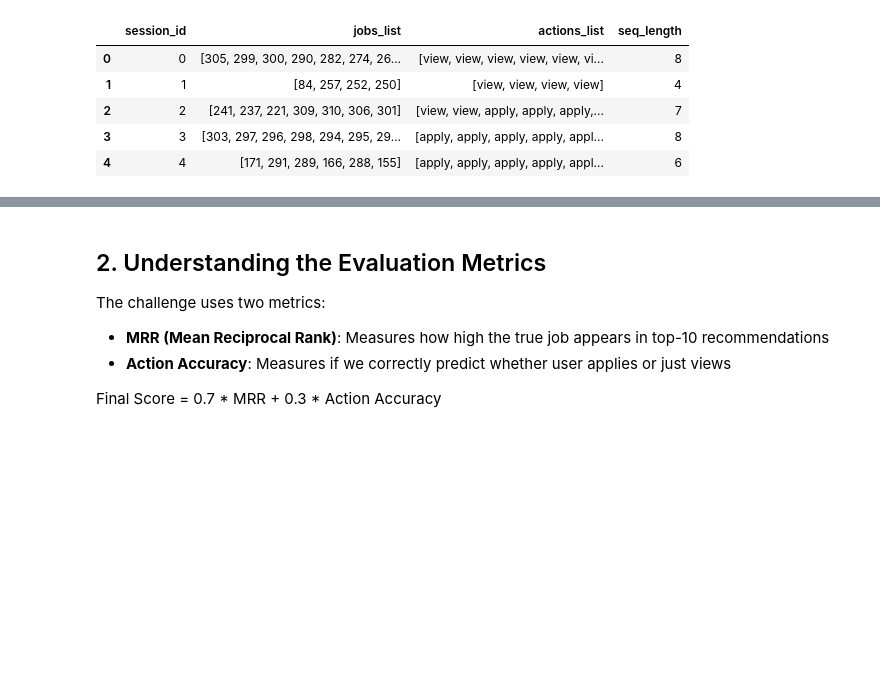
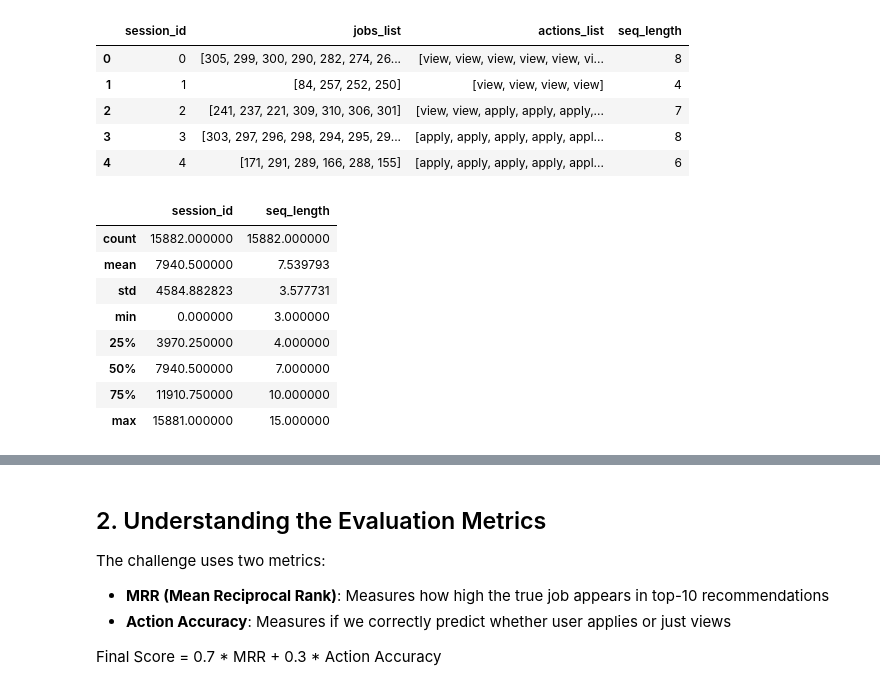
Before and after one commit to alecacerestel/Competition_G12_AML, a Jupyter notebook: notebooks/03_Baseline_Models.ipynb, the cells around one changed output, grey strips where cells are left out. Drawn from its saved outputs; the diff is of its cells as text; code cells hidden in the pictures; blank space fills up the shorter version.

```diff
--- a/notebooks/03_Baseline_Models.ipynb
+++ b/notebooks/03_Baseline_Models.ipynb
@@ -67,3 +70,15 @@ Sample prepared data:
 | 2 | 2 | [241, 237, 221, 309, 310, 306, 301] | [view, view, apply, apply, apply,... | 7 |
 | 3 | 3 | [303, 297, 296, 298, 294, 295, 29... | [apply, apply, apply, apply, appl... | 8 |
 | 4 | 4 | [171, 291, 289, 166, 288, 155] | [apply, apply, apply, apply, appl... | 6 |
+# %%
+x_train_prepared.describe()
+# %% [output]
+|  | session_id | seq_length |
+| count | 15882.000000 | 15882.000000 |
+| mean | 7940.500000 | 7.539793 |
+| std | 4584.882823 | 3.577731 |
+| min | 0.000000 | 3.000000 |
+| 25% | 3970.250000 | 4.000000 |
+| 50% | 7940.500000 | 7.000000 |
+| 75% | 11910.750000 | 10.000000 |
+| max | 15881.000000 | 15.000000 |
```
Also changed, not shown: parts of 10 cells of this notebook.
